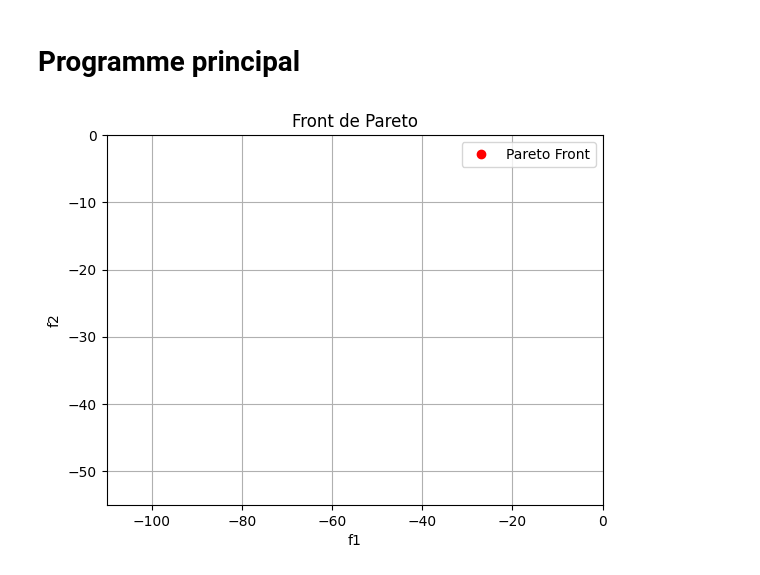
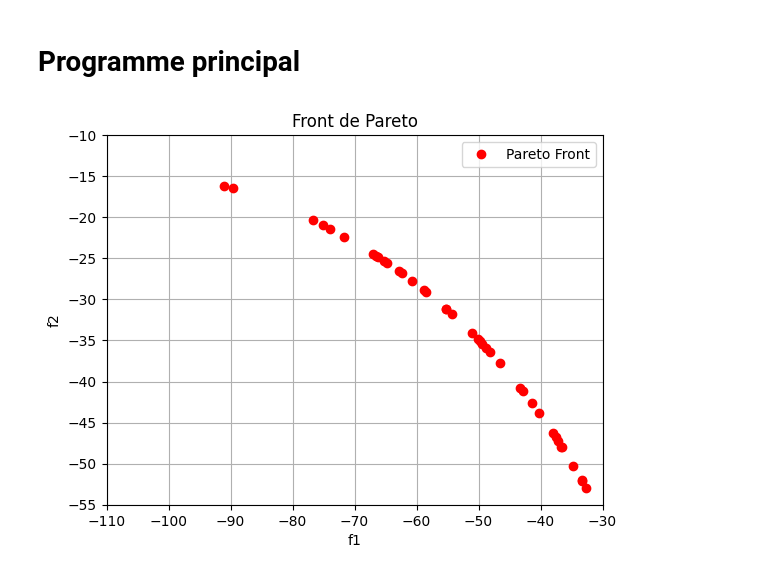
Before and after one commit to Louis9551/Optimisation, a Jupyter notebook: Multi_Objectifs_Contraint.ipynb, the cells around one changed output. Saved outputs shown, nothing was run; the diff lists cells and outputs as text; code cells hidden in the pictures.

```diff
--- a/Multi_Objectifs_Contraint.ipynb
+++ b/Multi_Objectifs_Contraint.ipynb
@@ -13,11 +13,12 @@ Npop = 200
 Sp = 2
 alpha = 0.7
 epsilon = 1e-6
-Gmax = 500
+Gmax = 1000
 pmut = 1
 Ntour = 4
 
 nb_x = 2
+nb_fonction = 2
 nb_contrainte = 2
 
 xmax = [7, 10]
@@ -130,9 +127,9 @@ def plot_pareto(population, Npop):
     # Set labels and title
     plt.ylabel('f2')
     plt.xlabel('f1')
-    plt.xlim(-110, 0)
+    plt.xlim(-110, -30)
     #plt.ylim(0.646, 10) # Deb1
-    plt.ylim(-55, 0)
+    plt.ylim(-55, -10)
     plt.title('Front de Pareto')
 
     plt.grid(True)
@@ -174,15 +171,30 @@ def initialisation(population, Npop, NewPop, generation): #si NewPop = True alor
 
 
 # Evaluation de la population
-def evaluation_objective(population):
+def evaluationObjectifs(population):
     for individu in population:
         if individu.fviol == 0:
-            individu.evaluation_objective()
+            individu.evaluationObjectifs()
 
 # Evaluation des contraintes de la population
-def evaluationCrontraintes(population):
+def evaluationContraintes(population):
     for individu in population:
-        individu.evaluation_contraintes()
+        individu.evaluationContraintes()
+
+# Evaluation du facteur de viol de la population
+def evaluationFacteurViol(population):
+    max = np.zeros(nb_contrainte)
+    min = np.zeros(nb_contrainte)
+
+    for individu in population:
+        for i in range(0, len(individu.g)):
+            if individu.g[i] > max[i]:
+                max[i] = individu.g[i]
+            if individu.g[i] < min[i]:
+                min[i] = individu.g[i]
+
+    for individu in population:
+        individu.evaluationFacteurViol(max, min)
 
 # Sélection des parents
 def selection_tournoi(population, Ntour):
@@ -274,37 +286,39 @@ initialisation(population, Npop, NewPop, generation)
 #pop_anim.append(population.copy())
 
 # Evaluation de la population
-evaluationCrontraintes(population)
-evaluation_objective(population)
+evaluationContraintes(population)
+evaluationFacteurViol(population)
+evaluationObjectifs(population)
 ranking(population, Npop)
 
 # Boucle principale
 
 for i in range(Gmax):
     # Incrémentation du nombre de génération
     generation.append(generation[-1] + 1)
 
     # Sélection des parents
     selection_tournoi(population, Ntour)
 
     # Croisement
     croisement(population, Npop)
 
     # Mutation
     mutation(population, pmut, generation, xmax, xmin, Gmax)
 
     #pop_anim.append(population.copy())
 
     # Evaluation de la population
-    evaluationCrontraintes(population)
-    evaluation_objective(population)
+    evaluationContraintes(population)
+    evaluationFacteurViol(population)
+    evaluationObjectifs(population)
     ranking(population, Npop)
 
 save_population(population, generation)
 # Animation de la population
 #ani = FuncAnimation(fig, plot_population, frames=pop_anim, fargs=(generation, ax), interval=100, repeat=False)
 #ani.save('evolution_population.gif', writer='pillow')
 
 plot_pareto(population, Npop)
 # %% [output]
-[figure, old version]
+[figure, new version]
```
Also changed, not shown: parts of 1 cell of this notebook.
